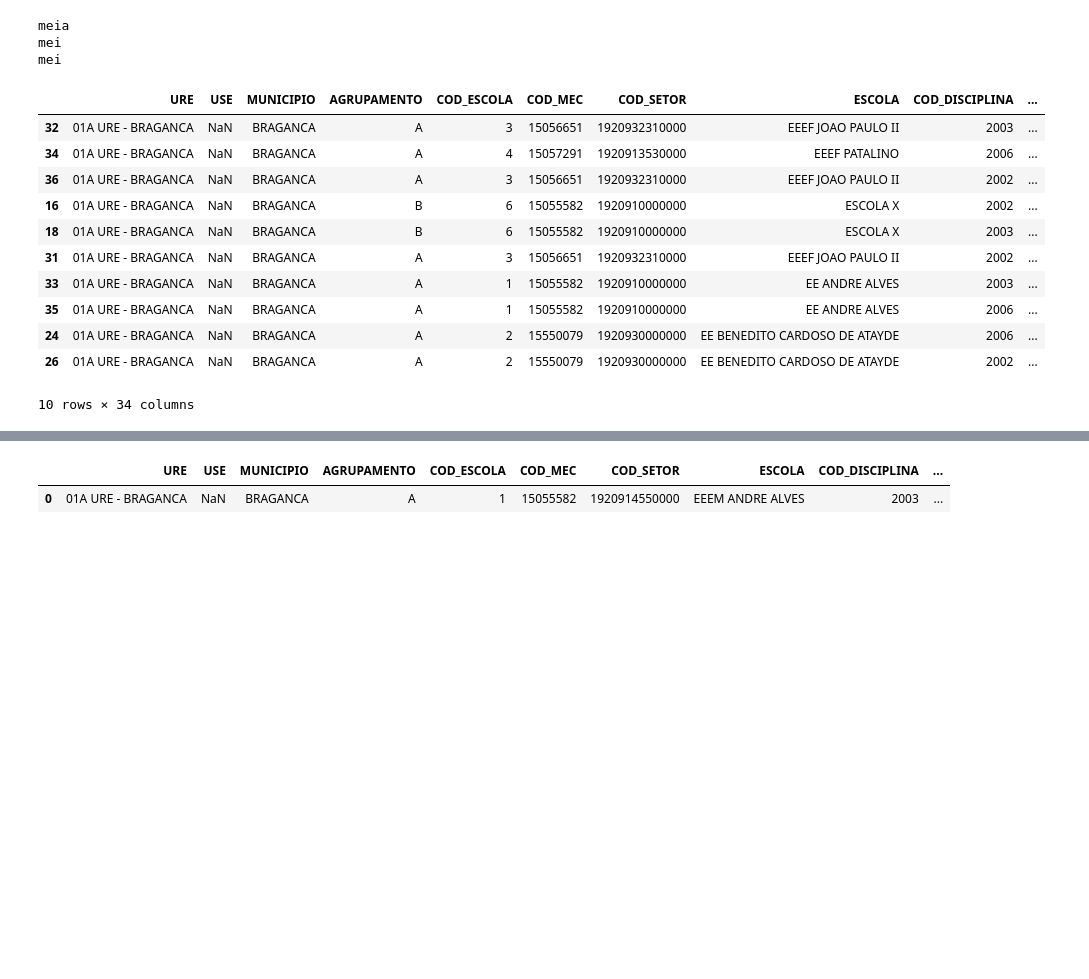
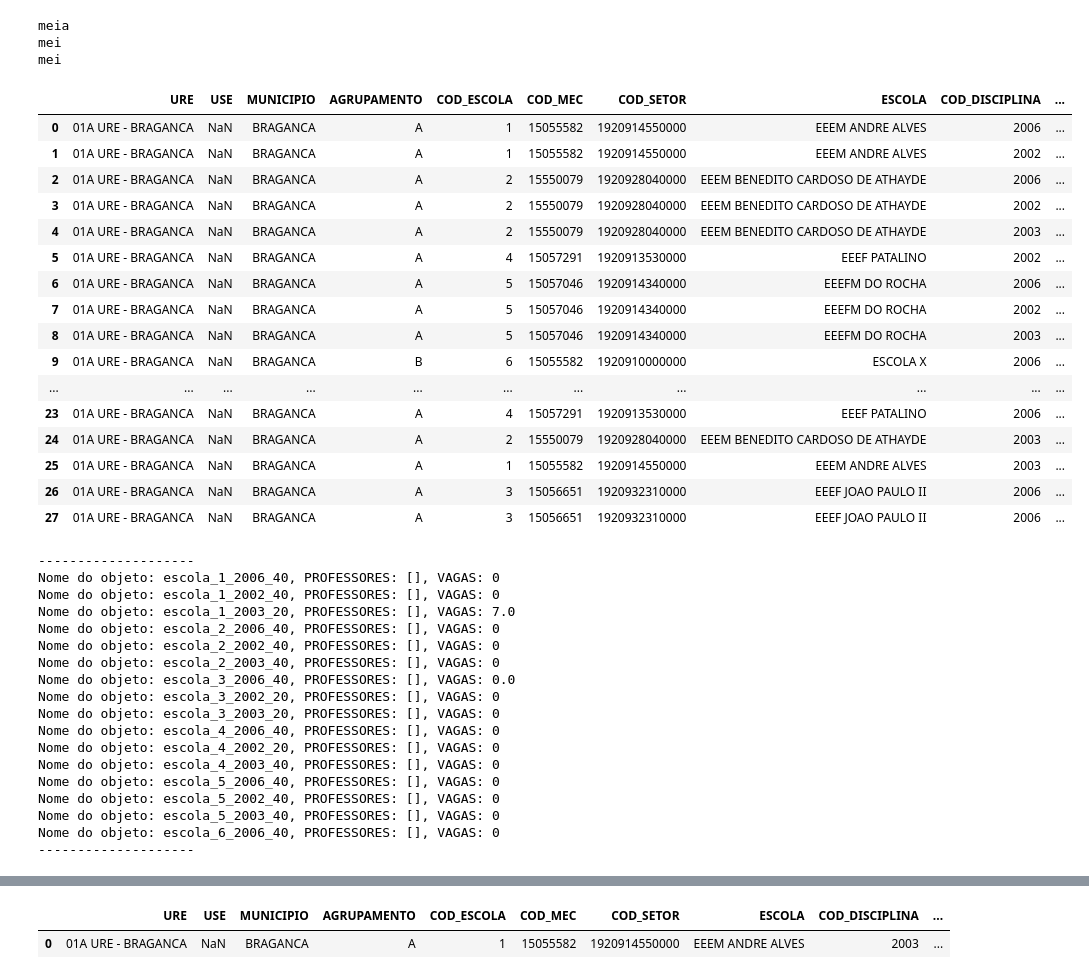
Before and after one commit to LH-Carreira/Algoritmo-lotacao, a Jupyter notebook: 02.ipynb, the cells around one changed output, grey strips where cells are left out. Drawn from its saved outputs; the diff is of its cells as text; code cells hidden in the pictures; blank space fills up the shorter version.

```diff
--- a/02.ipynb
+++ b/02.ipynb
@@ -466,8 +466,6 @@ for nome_objeto, escola in escolas_dict.items():
                 if servidor not in escola.lista_professores:
                     escola.lista_professores.append(servidor)
 
-        else:
-            pass
 
 
 print('-'*20)
@@ -570,15 +569,15 @@ professores_internos = base_professores[base_professores['INTERNO'] == 'SIM']
 
 display(base_professores)
 # RODANDO PROFESSORES COM CH DIFERENTE
-# for nome_objeto, escola in escolas_dict.items():
+for nome_objeto, escola in escolas_dict.items():
 
-#     for index, professor in professores_internos.iterrows():
-#         servidor = professor['SERVIDOR']
+    for index, professor in professores_internos.iterrows():
+        servidor = professor['SERVIDOR']
 
-#         if (escola.COD_DISCIPLINA == professor['COD_DISCIPLINA']) and (escola.COD_ESCOLA == professor['COD_ESCOLA']) and (escola.AGRUPAMENTO == professor['AGRUPAMENTO']) and (professor['EFETIVO'] == 'SIM'):
+        if (escola.COD_DISCIPLINA == professor['COD_DISCIPLINA']) and (escola.COD_ESCOLA == professor['COD_ESCOLA']) and (escola.AGRUPAMENTO == professor['AGRUPAMENTO']) and (professor['EFETIVO'] == 'SIM'):
 
-#                 if servidor not in escola.lista_professores:
-#                     escola.lista_professores.append(servidor)
+                if servidor not in escola.lista_professores:
+                    escola.lista_professores.append(servidor)
 
 for nome_objeto, escola in escolas_dict.items():
 
@@ -735,13 +734,19 @@ while True:
                         escola.CH_RELATIVA -= CH
 
                         # Excluindo o professor alocado do DataFrame base_professores
+                        for index, servidor in professores_lotados.iterrows():
+                            if professor == servidor['SERVIDOR']:
+                                lotado = 'SIM'
+                                print('meia')
+                                professores_lotados.at[index, 'CH_EM_ABERTO'] = lotado
+                                professores_lotados.at[index, 'AGRUPAMENTO'] = lotado
+                                break  # Interrompe o loop depois de encontrar e remover o professor
+
                         for index, servidor in base_professores.iterrows():
                             if professor == servidor['SERVIDOR']:
-                                base_professores.at[index, 'JORNADA'] == CH # Subtraindo a Jornada do professor da CH da disciplina
-                                lotado = 'Sim'
-                                print('meia')
-                                base_professores.at[index, 'LOTADO'] = lotado
-                                break  # Interrompe o loop depois de encontrar e remover o professor
+                                base_professores.at[index, 'JORNADA'] -= escola.CH_HORARIA # Subtraindo a Jornada do professor da CH da disciplina
+                                base_professores.at[index, 'CH_EM_ABERTO'] = lotado
+                                break
 
                 # Marca que houve alocação nesta iteração do loop
                 for objeto_vagas, escola_vagas in escolas_dict.items():
@@ -758,21 +763,44 @@ meia
 mei
 mei
 # %%
-display(base_professores)
+display(professores_lotados)
 print('-'*20)
 for objeto_print, escola_print in escolas_dict.items():
     print(f"Nome do objeto: {objeto_print}, PROFESSORES: {escola_print.lista_professores}, VAGAS: {escola_print.VAGAS}")
 print('-'*20)
 # %% [output]
 |  | URE | USE | MUNICIPIO | AGRUPAMENTO | COD_ESCOLA | COD_MEC | COD_SETOR | ESCOLA | COD_DISCIPLINA | ... |
-| 32 | 01A URE - BRAGANCA | NaN | BRAGANCA | A | 3 | 15056651 | 1920932310000 | EEEF JOAO PAULO II | 2003 | ... |
-| 34 | 01A URE - BRAGANCA | NaN | BRAGANCA | A | 4 | 15057291 | 1920913530000 | EEEF PATALINO | 2006 | ... |
-| 36 | 01A URE - BRAGANCA | NaN | BRAGANCA | A | 3 | 15056651 | 1920932310000 | EEEF JOAO PAULO II | 2002 | ... |
-| 16 | 01A URE - BRAGANCA | NaN | BRAGANCA | B | 6 | 15055582 | 1920910000000 | ESCOLA X | 2002 | ... |
-| 18 | 01A URE - BRAGANCA | NaN | BRAGANCA | B | 6 | 15055582 | 1920910000000 | ESCOLA X | 2003 | ... |
-| 31 | 01A URE - BRAGANCA | NaN | BRAGANCA | A | 3 | 15056651 | 1920932310000 | EEEF JOAO PAULO II | 2002 | ... |
-| 33 | 01A URE - BRAGANCA | NaN | BRAGANCA | A | 1 | 15055582 | 1920910000000 | EE ANDRE ALVES | 2003 | ... |
-| 35 | 01A URE - BRAGANCA | NaN | BRAGANCA | A | 1 | 15055582 | 1920910000000 | EE ANDRE ALVES | 2006 | ... |
-| 24 | 01A URE - BRAGANCA | NaN | BRAGANCA | A | 2 | 15550079 | 1920930000000 | EE BENEDITO CARDOSO DE ATAYDE | 2006 | ... |
-| 26 | 01A URE - BRAGANCA | NaN | BRAGANCA | A | 2 | 15550079 | 1920930000000 | EE BENEDITO CARDOSO DE ATAYDE | 2002 | ... |
+| 0 | 01A URE - BRAGANCA | NaN | BRAGANCA | A | 1 | 15055582 | 1920914550000 | EEEM ANDRE ALVES | 2006 | ... |
+| 1 | 01A URE - BRAGANCA | NaN | BRAGANCA | A | 1 | 15055582 | 1920914550000 | EEEM ANDRE ALVES | 2002 | ... |
+| 2 | 01A URE - BRAGANCA | NaN | BRAGANCA | A | 2 | 15550079 | 1920928040000 | EEEM BENEDITO CARDOSO DE ATHAYDE | 2006 | ... |
+| 3 | 01A URE - BRAGANCA | NaN | BRAGANCA | A | 2 | 15550079 | 1920928040000 | EEEM BENEDITO CARDOSO DE ATHAYDE | 2002 | ... |
+| 4 | 01A URE - BRAGANCA | NaN | BRAGANCA | A | 2 | 15550079 | 1920928040000 | EEEM BENEDITO CARDOSO DE ATHAYDE | 2003 | ... |
+| 5 | 01A URE - BRAGANCA | NaN | BRAGANCA | A | 4 | 15057291 | 1920913530000 | EEEF PATALINO | 2002 | ... |
+| 6 | 01A URE - BRAGANCA | NaN | BRAGANCA | A | 5 | 15057046 | 1920914340000 | EEEFM DO ROCHA | 2006 | ... |
+| 7 | 01A URE - BRAGANCA | NaN | BRAGANCA | A | 5 | 15057046 | 1920914340000 | EEEFM DO ROCHA | 2002 | ... |
+| 8 | 01A URE - BRAGANCA | NaN | BRAGANCA | A | 5 | 15057046 | 1920914340000 | EEEFM DO ROCHA | 2003 | ... |
+| 9 | 01A URE - BRAGANCA | NaN | BRAGANCA | B | 6 | 15055582 | 1920910000000 | ESCOLA X | 2006 | ... |
+| ... | ... | ... | ... | ... | ... | ... | ... | ... | ... | ... |
+| 23 | 01A URE - BRAGANCA | NaN | BRAGANCA | A | 4 | 15057291 | 1920913530000 | EEEF PATALINO | 2006 | ... |
+| 24 | 01A URE - BRAGANCA | NaN | BRAGANCA | A | 2 | 15550079 | 1920928040000 | EEEM BENEDITO CARDOSO DE ATHAYDE | 2003 | ... |
+| 25 | 01A URE - BRAGANCA | NaN | BRAGANCA | A | 1 | 15055582 | 1920914550000 | EEEM ANDRE ALVES | 2003 | ... |
+| 26 | 01A URE - BRAGANCA | NaN | BRAGANCA | A | 3 | 15056651 | 1920932310000 | EEEF JOAO PAULO II | 2006 | ... |
+| 27 | 01A URE - BRAGANCA | NaN | BRAGANCA | A | 3 | 15056651 | 1920932310000 | EEEF JOAO PAULO II | 2006 | ... |
-10 rows × 34 columns
+--------------------
+Nome do objeto: escola_1_2006_40, PROFESSORES: [], VAGAS: 0
+Nome do objeto: escola_1_2002_40, PROFESSORES: [], VAGAS: 0
+Nome do objeto: escola_1_2003_20, PROFESSORES: [], VAGAS: 7.0
+Nome do objeto: escola_2_2006_40, PROFESSORES: [], VAGAS: 0
+Nome do objeto: escola_2_2002_40, PROFESSORES: [], VAGAS: 0
+Nome do objeto: escola_2_2003_40, PROFESSORES: [], VAGAS: 0
+Nome do objeto: escola_3_2006_40, PROFESSORES: [], VAGAS: 0.0
+Nome do objeto: escola_3_2002_20, PROFESSORES: [], VAGAS: 0
+Nome do objeto: escola_3_2003_20, PROFESSORES: [], VAGAS: 0
+Nome do objeto: escola_4_2006_40, PROFESSORES: [], VAGAS: 0
+Nome do objeto: escola_4_2002_20, PROFESSORES: [], VAGAS: 0
+Nome do objeto: escola_4_2003_40, PROFESSORES: [], VAGAS: 0
+Nome do objeto: escola_5_2006_40, PROFESSORES: [], VAGAS: 0
+Nome do objeto: escola_5_2002_40, PROFESSORES: [], VAGAS: 0
+Nome do objeto: escola_5_2003_40, PROFESSORES: [], VAGAS: 0
+Nome do objeto: escola_6_2006_40, PROFESSORES: [], VAGAS: 0
+--------------------
```
Also changed, not shown: parts of 14 cells of this notebook, 3 other files.
